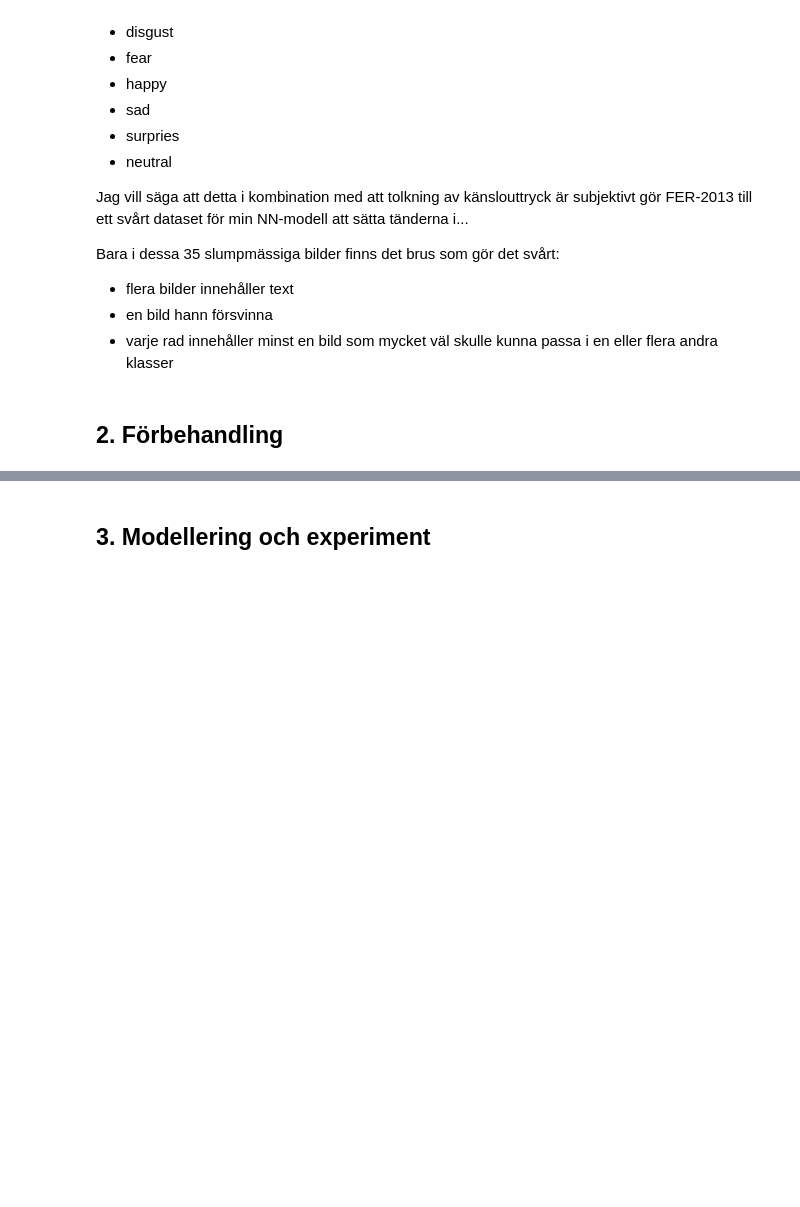
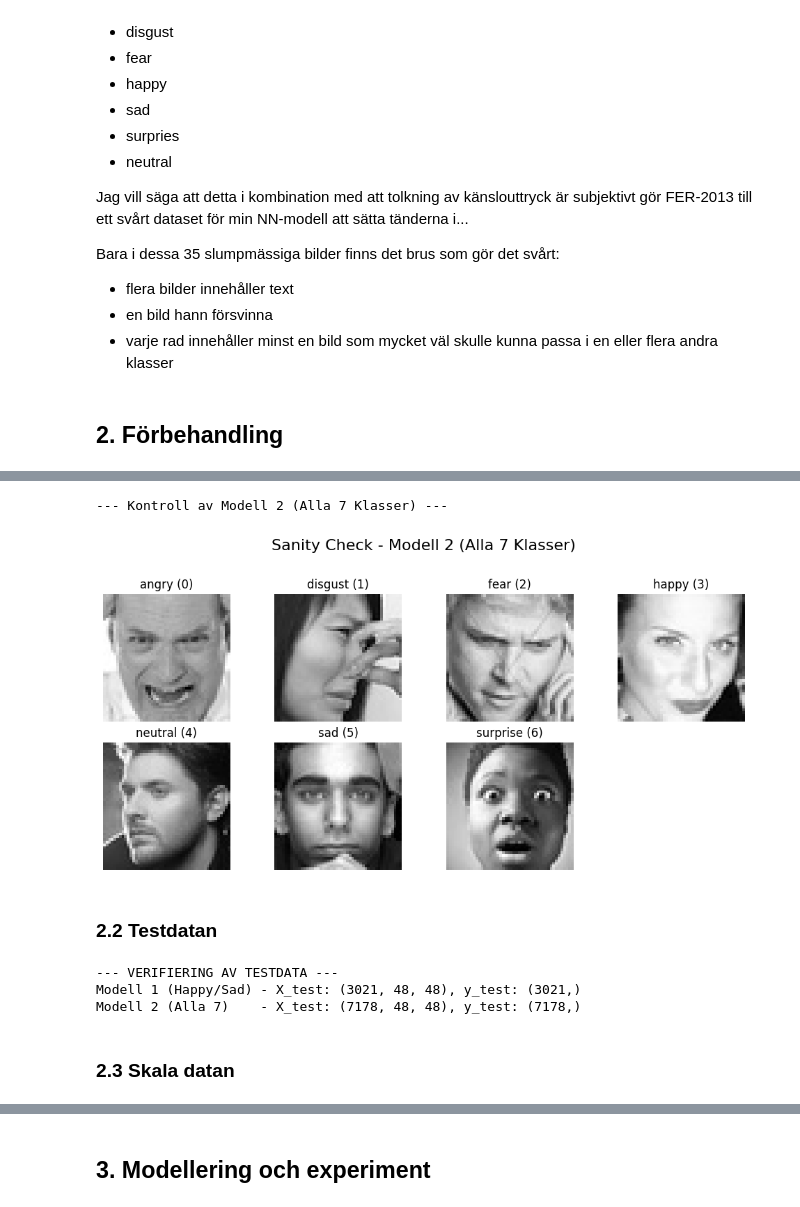
Before and after one commit to josefinoleryd/facial-expression-cnn, a Jupyter notebook: model-experiments-and-report.ipynb, the cells around one changed output, grey strips where cells are left out. Cells and saved outputs as stored; diff of their text form; code cells hidden in the pictures; blank space fills up the shorter version.

```diff
--- a/model-experiments-and-report.ipynb
+++ b/model-experiments-and-report.ipynb
@@ -300,0 +366,3 @@ Bara i dessa 35 slumpmässiga bilder finns det brus som gör det svårt:
+# %%
+multiclass_mapping = {cls: idx for idx, cls in enumerate(classes)}
+binary_mapping = {"happy": 0, "sad": 1}
@@ -300,0 +482,18 @@ Bara i dessa 35 slumpmässiga bilder finns det brus som gör det svårt:
+# %%
+print("--- Kontroll av Modell 2 (Alla 7 Klasser) ---")
+# Vi använder len(classes) för att dynamiskt räkna ut antal klasser (7)
+num_all_classes = len(classes)
+indices_m2 = find_indices_per_class(y_train_m2, num_classes=num_all_classes)
+
+plot_images_grid(
+    X_train_m2,
+    indices_m2,
+    inverse_multiclass_mapping,
+    "Sanity Check - Modell 2 (Alla 7 Klasser)",
+    num_classes=num_all_classes
+)
+# %% [output]
+--- Kontroll av Modell 2 (Alla 7 Klasser) ---
+[figure, added]
+# %% [markdown]
+### 2.2 Testdatan
@@ -300,0 +510,10 @@ Bara i dessa 35 slumpmässiga bilder finns det brus som gör det svårt:
+# %%
+print("--- VERIFIERING AV TESTDATA ---")
+print(f"Modell 1 (Happy/Sad) - X_test: {X_test_m1.shape}, y_test: {y_test_m1.shape}")
+print(f"Modell 2 (Alla 7)    - X_test: {X_test_m2.shape}, y_test: {y_test_m2.shape}")
+# %% [output]
+--- VERIFIERING AV TESTDATA ---
+Modell 1 (Happy/Sad) - X_test: (3021, 48, 48), y_test: (3021,)
+Modell 2 (Alla 7)    - X_test: (7178, 48, 48), y_test: (7178,)
+# %% [markdown]
+### 2.3 Skala datan
```
Also changed, not shown: parts of 18 cells of this notebook.
